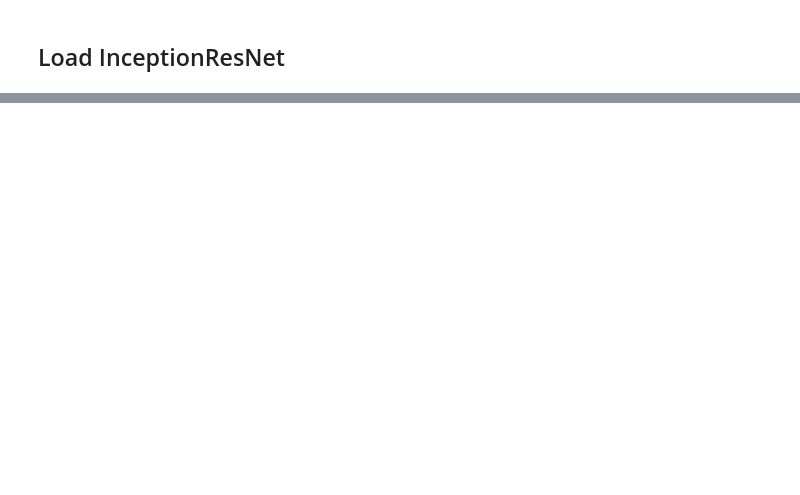
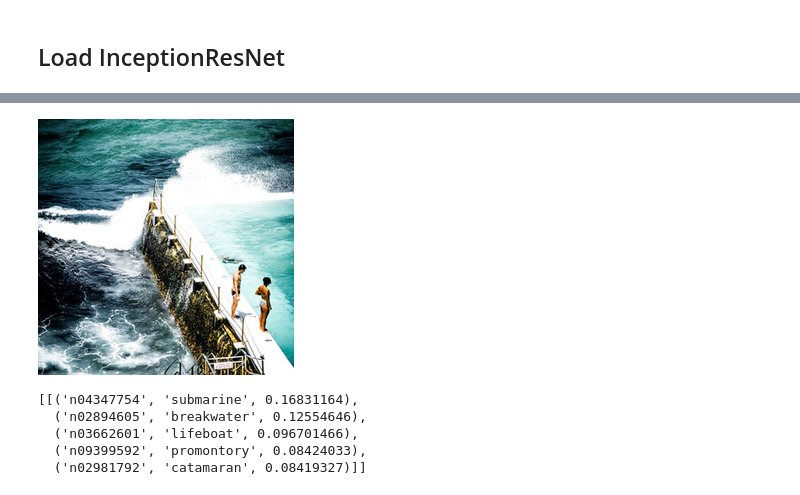
Before and after one commit to ianmeinert/udemy_python_ds_ml_bootcamp, a Jupyter notebook: section_9/09 Neural Networks.ipynb, the cells around one changed output, grey strips where cells are left out. Saved outputs shown, nothing was run; the diff lists cells and outputs as text; code cells hidden in the pictures; blank space fills up the shorter version.

```diff
--- a/section_9/09 Neural Networks.ipynb
+++ b/section_9/09 Neural Networks.ipynb
@@ -27,3 +46,11 @@ pic_array.shape
+# %%
+def format_img_vgg19(image_name: str) -> np.ndarray:
+  # load the image
+  image = load_img(image_name, target_size= (224,224))
+  # convert the image
+  image_array = img_to_array(image)
+  expanded = np.expand_dims(image_array, axis=0)
+  return preprocess_input_vgg19(expanded)
 # %% [markdown]
 ## Load InceptionResNet
 # %%
@@ -41,0 +94,2 @@ with inception_model.as_default():
+# %%
+vgg19_model = VGG19()
@@ -41,0 +99,6 @@ with inception_model.as_default():
+# %%
+data = format_img_vgg19(FILE_3)
+pred = vgg19_model.predict(data)
+display(load_img(FILE_3))
+decode_predictions_vgg19(pred)
+# %% [output]
@@ -41,0 +106,6 @@ with inception_model.as_default():
+[figure, added]
+[[('n04347754', 'submarine', 0.16831164),
+  ('n02894605', 'breakwater', 0.12554646),
+  ('n03662601', 'lifeboat', 0.096701466),
+  ('n09399592', 'promontory', 0.08424033),
+  ('n02981792', 'catamaran', 0.08419327)]]
```
Also changed, not shown: parts of 17 cells of this notebook.
